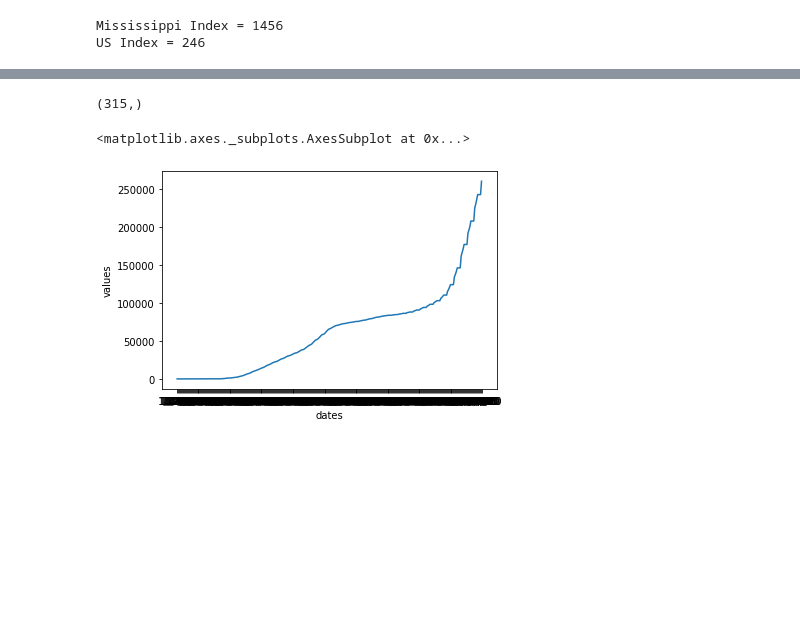
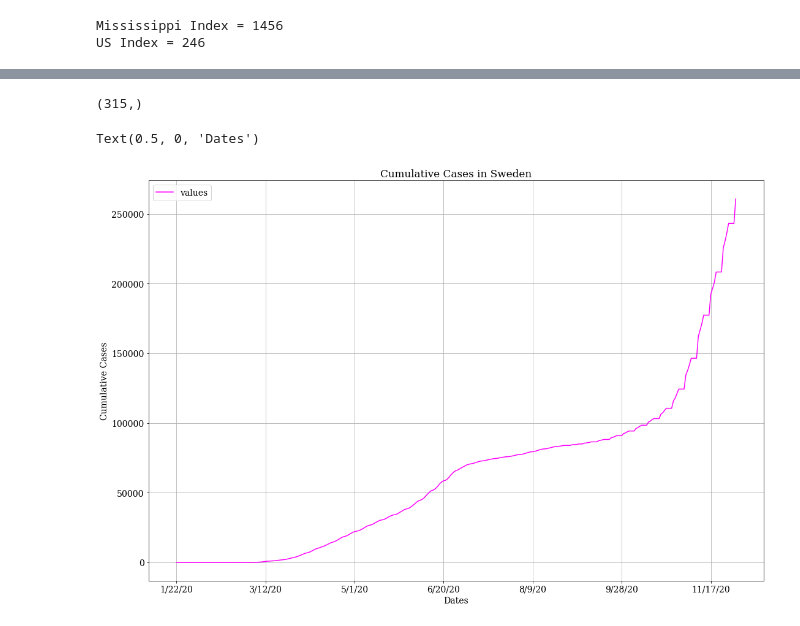
Before and after one commit to atkinssamuel/COVID-19-projection, a Jupyter notebook: project/atkins_1002951754_finalproject.ipynb, the cells around one changed output, grey strips where cells are left out. Drawn from its saved outputs; the diff is of its cells as text; code cells hidden in the pictures; blank space fills up the shorter version.

```diff
--- a/project/atkins_1002951754_finalproject.ipynb
+++ b/project/atkins_1002951754_finalproject.ipynb
@@ -139,7 +143,15 @@ sweden.head()
-# %%
-print(sweden["values"].shape)
-sns.lineplot(data=sweden, x="dates", y="values")
-# %% [output]
-(315,)
-<matplotlib.axes._subplots.AxesSubplot at 0x...>
-[figure, removed]
+# %%
+print(sweden["values"].shape)
+sweden.plot(figsize=(18, 12), color="magenta")
+font = {'font.family' : 'serif',
+        'font.size'   : 14,
+        'font.weight' : 'normal'}
+plt.title("Cumulative Cases in Sweden")
+plt.grid(True)
+plt.rcParams.update(font)
+plt.ylabel("Cumulative Cases")
+plt.xlabel("Dates")
+# %% [output]
+(315,)
+Text(0.5, 0, 'Dates')
+[figure, added]
```
Also changed, not shown: parts of 13 cells of this notebook, 1 other file.
